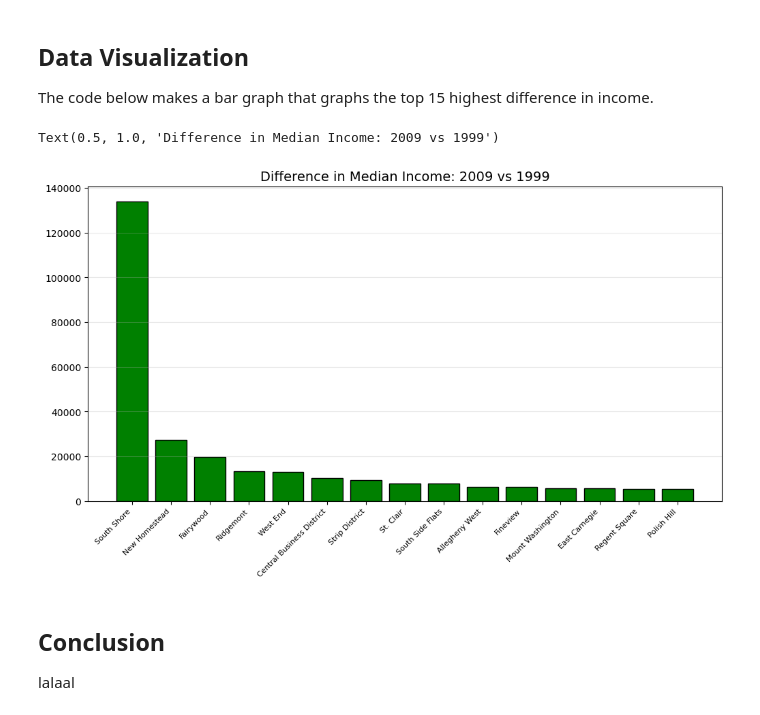
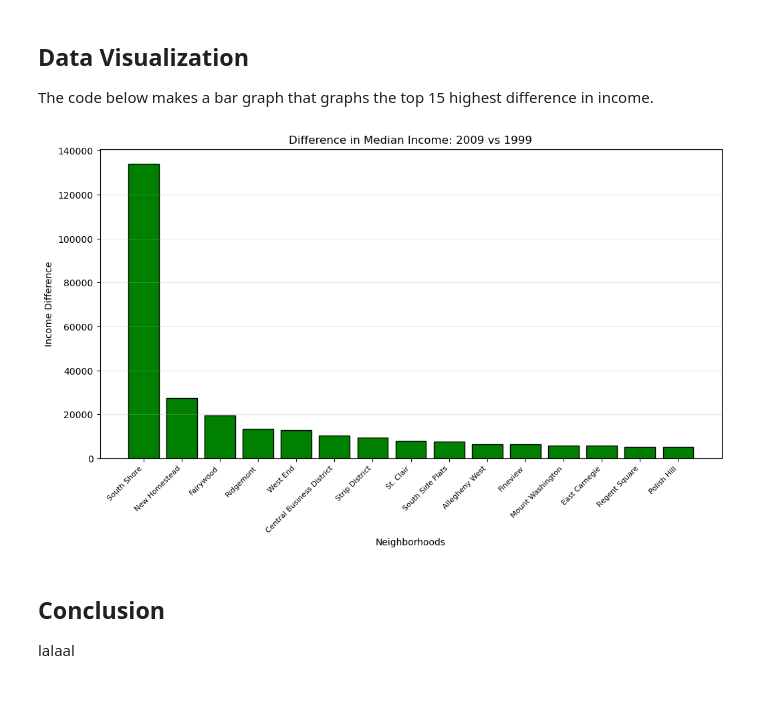
Before and after one commit to Muyun301/Final-project, a Jupyter notebook: eric_notebook.ipynb, the cells around one changed output. Drawn from its saved outputs; the diff is of its cells as text; code cells hidden in the pictures.

```diff
--- a/eric_notebook.ipynb
+++ b/eric_notebook.ipynb
@@ -53,36 +53,40 @@ data = pd.read_csv("data-set-5000.tsv", sep="\t")
 col_1 = "Neighborhood_2010_HOOD"
 col_2 = "SNAP_All_csv_2009_Median_Income"
 col_3 = "SNAP_All_csv_1999_Median_Inco_1"
 
 income_df = data[[col_1, col_2, col_3]].copy()
 income_df.columns = ["Neighborhood", "Median_Income_2009", "Median_Income_1999"]
 
 income_df = income_df.groupby('Neighborhood').mean().reset_index()
 income_df["Difference"] = income_df["Median_Income_2009"] - income_df["Median_Income_1999"]
 
 income_df_sorted = income_df.sort_values(by="Difference", ascending=False)
 
 plot_data = income_df_sorted.head(15).copy()
 colors = np.where(plot_data['Difference'] >= 0, "green", "red")
 plt.figure(figsize=(12, 6))
 
 plt.grid(axis="y", linestyle="-", alpha=0.3)
 plt.bar(
     plot_data["Neighborhood"],
     plot_data["Difference"],
     color=colors,
     edgecolor='black'
 )
 
+plt.xlabel("Neighborhoods")
+plt.ylabel("Income Difference")
+
 plt.xticks(
     rotation=45,
     ha="right",
     fontsize=8
 )
-plt.title("Difference in Median Income: 2009 vs 1999", fontsize=14)
+
+plt.title("Difference in Median Income: 2009 vs 1999")
+plt.show()
 # %% [output]
-Text(0.5, 1.0, 'Difference in Median Income: 2009 vs 1999')
-[figure, old version]
+[figure, new version]
 # %% [markdown]
 ## Conclusion
 lalaal
```
